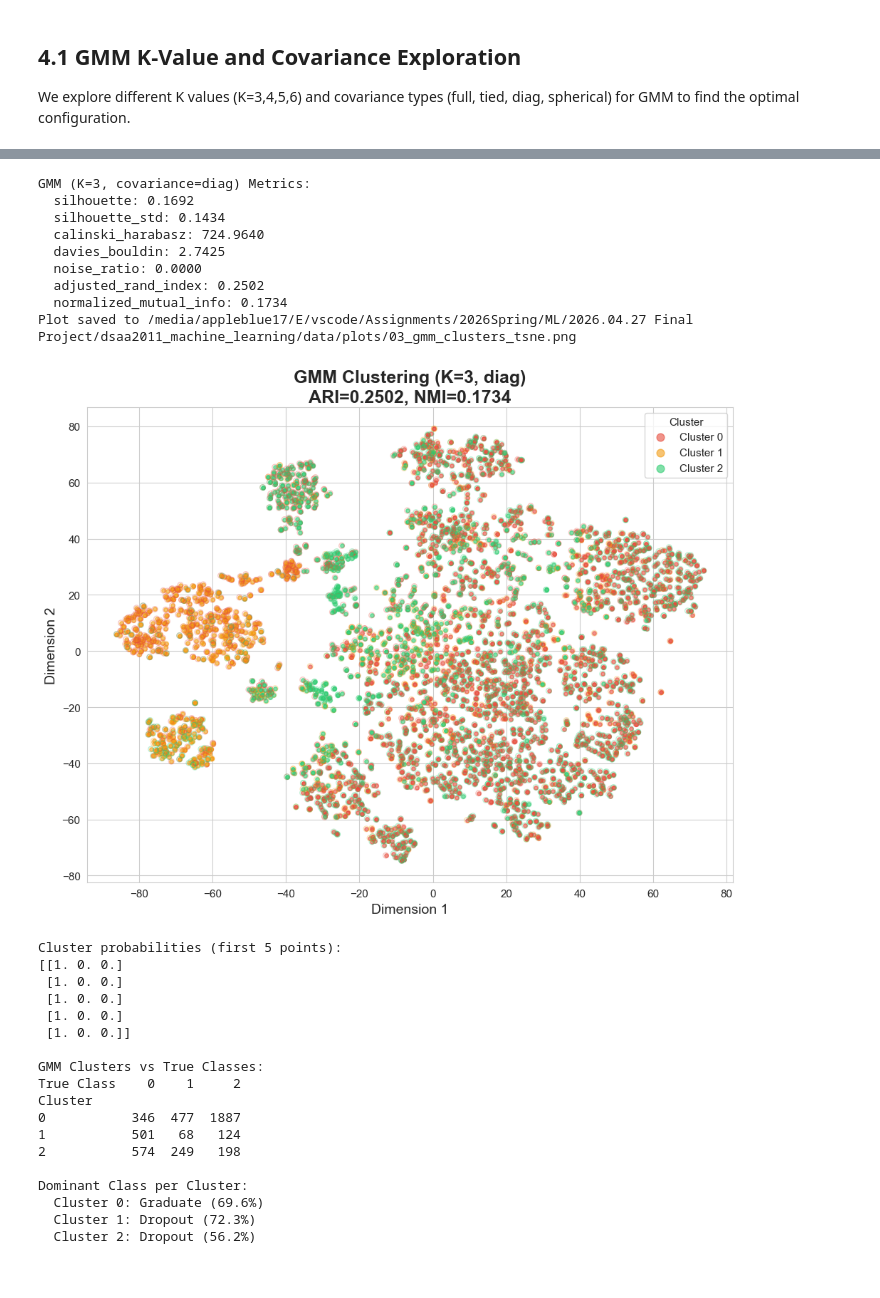
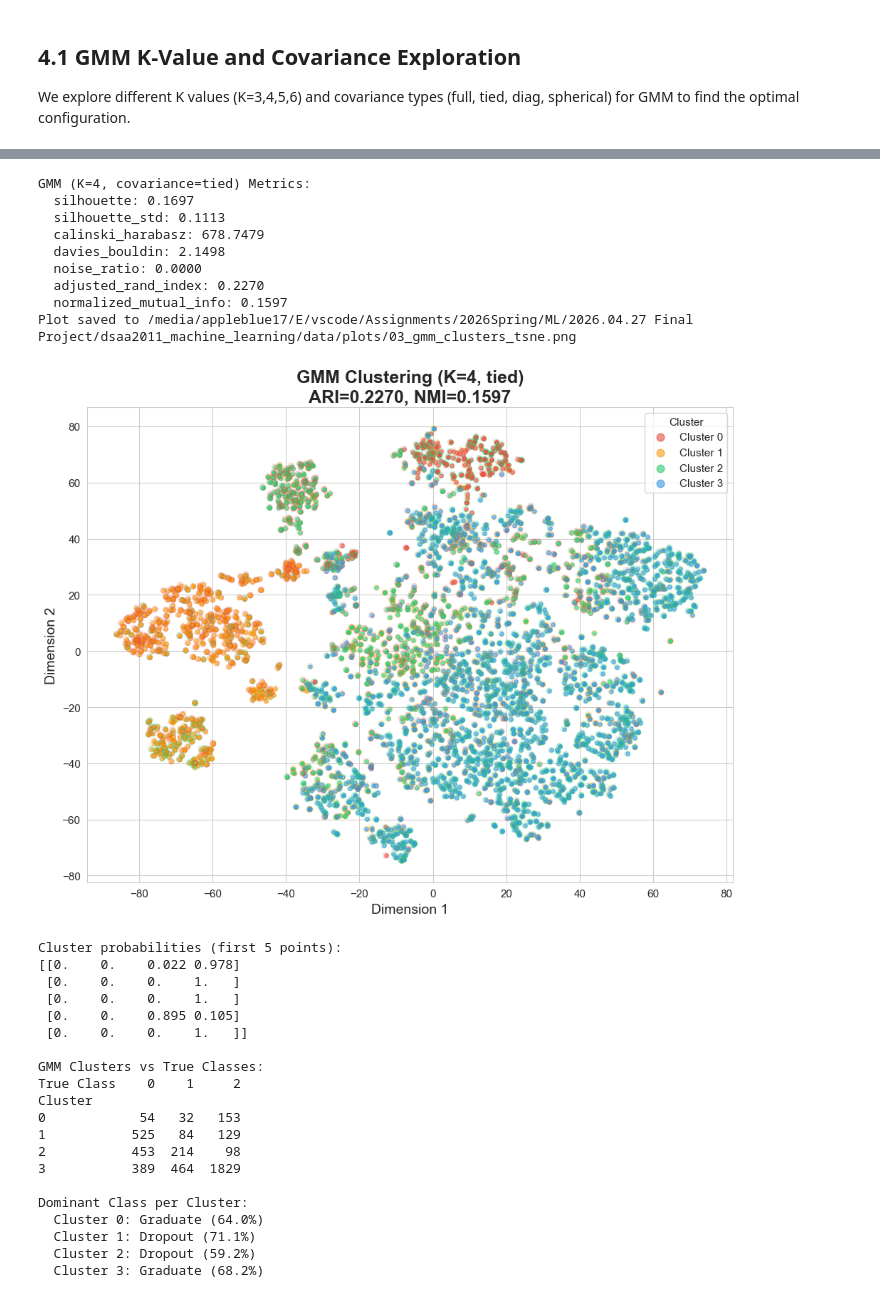
Before and after one commit to pheonix2006/dsaa2011_machine_learning, a Jupyter notebook: notebooks/03_clustering_analysis.ipynb, the cells around one changed output, grey strips where cells are left out. Drawn from its saved outputs; the diff is of its cells as text; code cells hidden in the pictures.

```diff
--- a/notebooks/03_clustering_analysis.ipynb
+++ b/notebooks/03_clustering_analysis.ipynb
@@ -390,17 +381,6 @@ for k in [3, 4, 5, 6]:
         ch = metrics.get('calinski_harabasz', 0)
         db = metrics.get('davies_bouldin', 0)
         print(f"{k:>3} | {cov:>10} | {ari:>8.4f} | {nmi:>8.4f} | {sil:>10.4f} | {ch:>10.2f} | {db:>10.4f}")
-
-        if ari > best_gmm_ari:
-            best_gmm_ari = ari
-            best_gmm_config = (k, cov)
-
-print(f"\nBest GMM Configuration: K={best_gmm_config[0]}, covariance={best_gmm_config[1]} (ARI={best_gmm_ari:.4f})")
-
-best_gmm_k = best_gmm_config[0]
-best_gmm_cov = best_gmm_config[1]
-best_gmm_labels = gmm_results[best_gmm_config]["labels"]
-best_gmm_metrics = gmm_results[best_gmm_config]["metrics"]
 # %% [output]
 GMM K-Value and Covariance Exploration:
   K |        Cov |      ARI |      NMI | Silhouette |   CH Index |   DB Index
@@ -422,8 +404,9 @@ Best GMM Configuration: K=3, covariance=diag (ARI=0.2502)
 # %%
 # GMM with best configuration (K=4, tied covariance)
-gmm_labels = best_gmm_labels
-gmm_metrics = best_gmm_metrics
-gmm_k = best_gmm_k
+gmm_labels = gmm_results[(4, 'tied')]["labels"]
+gmm_metrics = gmm_results[(4, 'tied')]["metrics"]
+gmm_k = 4
+best_gmm_cov = 'tied'
 
 print(f"GMM (K={gmm_k}, covariance={best_gmm_cov}) Metrics:")
 for name, value in gmm_metrics.items():
@@ -433,56 +416,58 @@ for name, value in gmm_metrics.items():
 save_path = os.path.join(project_root, "data", "plots", "03_gmm_clusters_tsne.png")
 ax = plot_cluster_scatter(
     tsne_embedding, gmm_labels,
     title=f"GMM Clustering (K={gmm_k}, {best_gmm_cov})\nARI={gmm_metrics['adjusted_rand_index']:.4f}, NMI={gmm_metrics['normalized_mutual_info']:.4f}",
     y_true=y.values, save_path=save_path
 )
 plt.show()
 
 # Cluster probabilities (sample of first 5 points)
 from sklearn.mixture import GaussianMixture
 gmm_model = GaussianMixture(n_components=gmm_k, covariance_type=best_gmm_cov, random_state=42, n_init=5)
 gmm_model.fit(X.values)
 gmm_probs = gmm_model.predict_proba(X.values)
 print(f"\nCluster probabilities (first 5 points):")
 print(gmm_probs[:5].round(3))
 
 # GMM cross-tabulation
 gmm_crosstab = compare_clusters_to_classes(gmm_labels, y.values)
 print("\nGMM Clusters vs True Classes:")
 print(gmm_crosstab.to_string())
 
 print("\nDominant Class per Cluster:")
 for cluster in gmm_crosstab.index:
     row = gmm_crosstab.loc[cluster]
     dominant_class = row.idxmax()
     dominant_pct = row.max() / row.sum() * 100
     print(f"  Cluster {cluster}: {class_names[dominant_class]} ({dominant_pct:.1f}%)")
 # %% [output]
-GMM (K=3, covariance=diag) Metrics:
-  silhouette: 0.1692
-  silhouette_std: 0.1434
-  calinski_harabasz: 724.9640
-  davies_bouldin: 2.7425
+GMM (K=4, covariance=tied) Metrics:
+  silhouette: 0.1697
+  silhouette_std: 0.1113
+  calinski_harabasz: 678.7479
+  davies_bouldin: 2.1498
   noise_ratio: 0.0000
-  adjusted_rand_index: 0.2502
-  normalized_mutual_info: 0.1734
+  adjusted_rand_index: 0.2270
+  normalized_mutual_info: 0.1597
 Plot saved to /media/appleblue17/E/vscode/Assignments/2026Spring/ML/2026.04.27 Final Project/dsaa2011_machine_learning/data/plots/03_gmm_clusters_tsne.png
-[figure, old version]
+[figure, new version]
 Cluster probabilities (first 5 points):
-[[1. 0. 0.]
- [1. 0. 0.]
- [1. 0. 0.]
- [1. 0. 0.]
- [1. 0. 0.]]
+[[0.    0.    0.022 0.978]
+ [0.    0.    0.    1.   ]
+ [0.    0.    0.    1.   ]
+ [0.    0.    0.895 0.105]
+ [0.    0.    0.    1.   ]]
 
 GMM Clusters vs True Classes:
 True Class    0    1     2
 Cluster
-0           346  477  1887
-1           501   68   124
-2           574  249   198
+0            54   32   153
+1           525   84   129
+2           453  214    98
+3           389  464  1829
 
 Dominant Class per Cluster:
-  Cluster 0: Graduate (69.6%)
-  Cluster 1: Dropout (72.3%)
-  Cluster 2: Dropout (56.2%)
+  Cluster 0: Graduate (64.0%)
+  Cluster 1: Dropout (71.1%)
+  Cluster 2: Dropout (59.2%)
+  Cluster 3: Graduate (68.2%)
```
Also changed, not shown: parts of 10 cells of this notebook, 11 other files.
